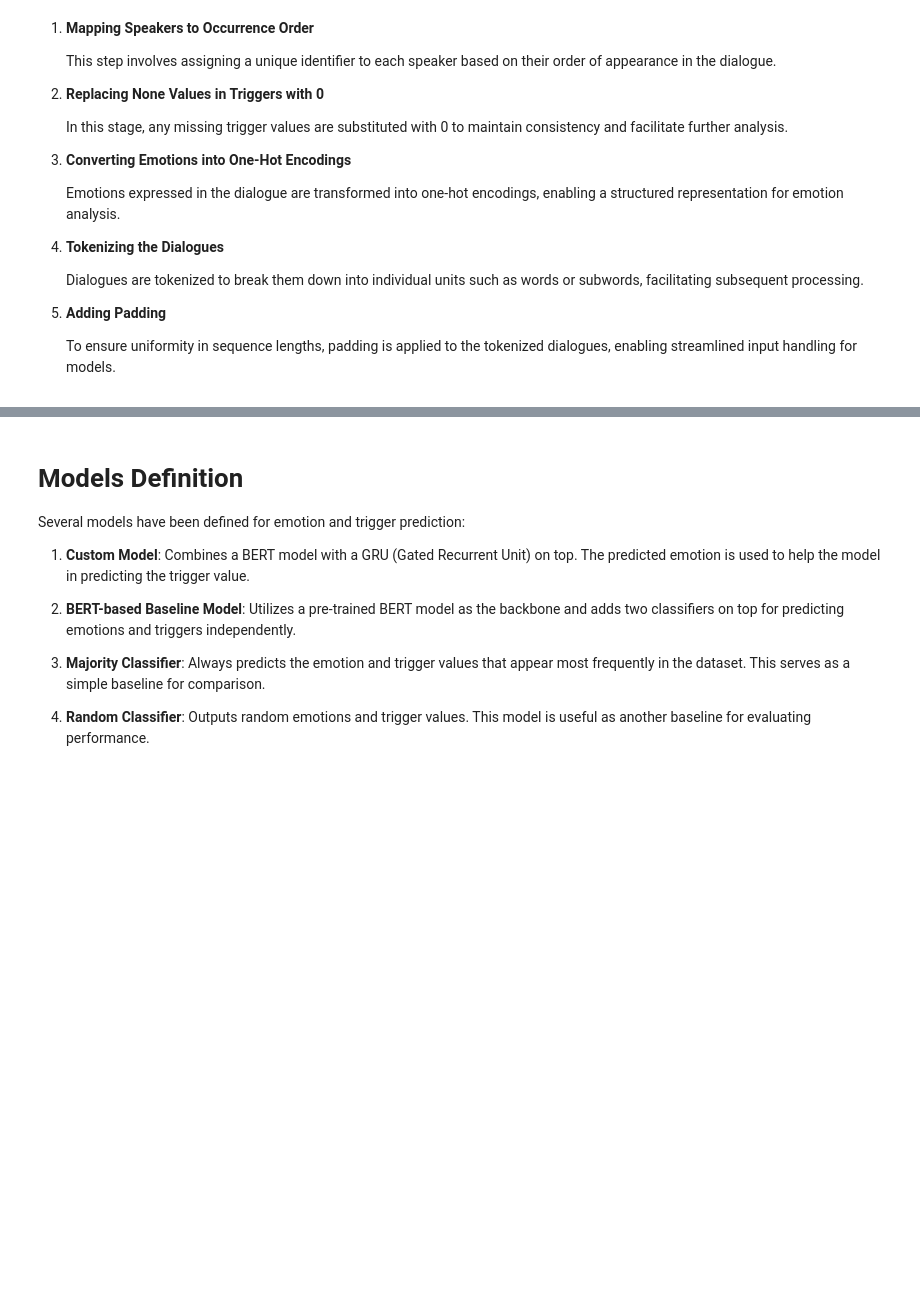
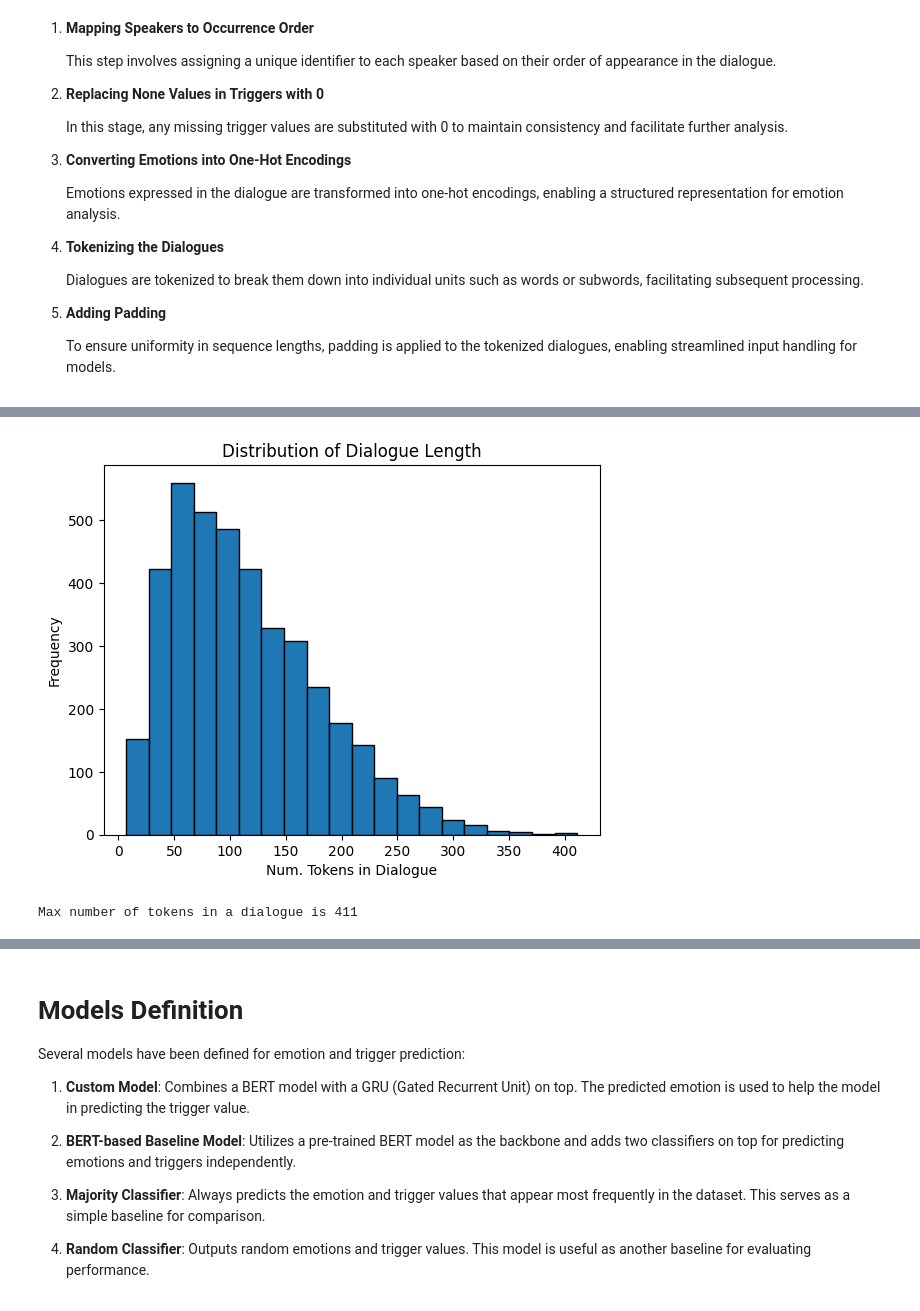
Before and after one commit to DanieleBaiocco/NLPProject, a Jupyter notebook: nlp_project.ipynb, the cells around one changed output, grey strips where cells are left out. Saved outputs shown, nothing was run; the diff lists cells and outputs as text; code cells hidden in the pictures; blank space fills up the shorter version.

```diff
--- a/nlp_project.ipynb
+++ b/nlp_project.ipynb
@@ -263,0 +272,21 @@ def create_dataloader(df: pd.core.frame.DataFrame, device, tokenizer, max_num_ut
+# %%
+def plot_hist(data, num_bins, xlabel, ylabel, title):
+    plt.hist(data, bins=num_bins, edgecolor='black')
+
+    # Add labels and title
+    plt.xlabel(xlabel)
+    plt.ylabel(ylabel)
+    plt.title(title)
+
+    # Show plot
+    plt.show()
+# %%
+lens = df_standard['dialogues'].apply(len)
+plot_hist(lens, num_bins = 20,
+          xlabel = 'Num. Tokens in Dialogue',
+          ylabel = 'Frequency',
+          title = 'Distribution of Dialogue Length')
+print('Max number of tokens in a dialogue is {max_num}'.format(max_num = lens.max()))
+# %% [output]
+[figure, added]
+Max number of tokens in a dialogue is 411
```
Also changed, not shown: parts of 7 cells of this notebook.
